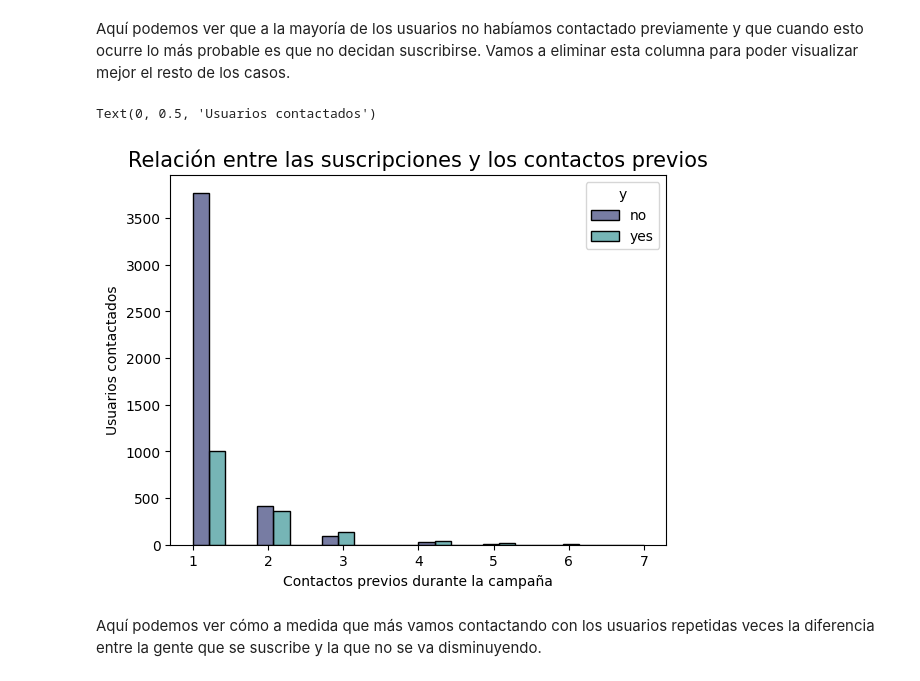
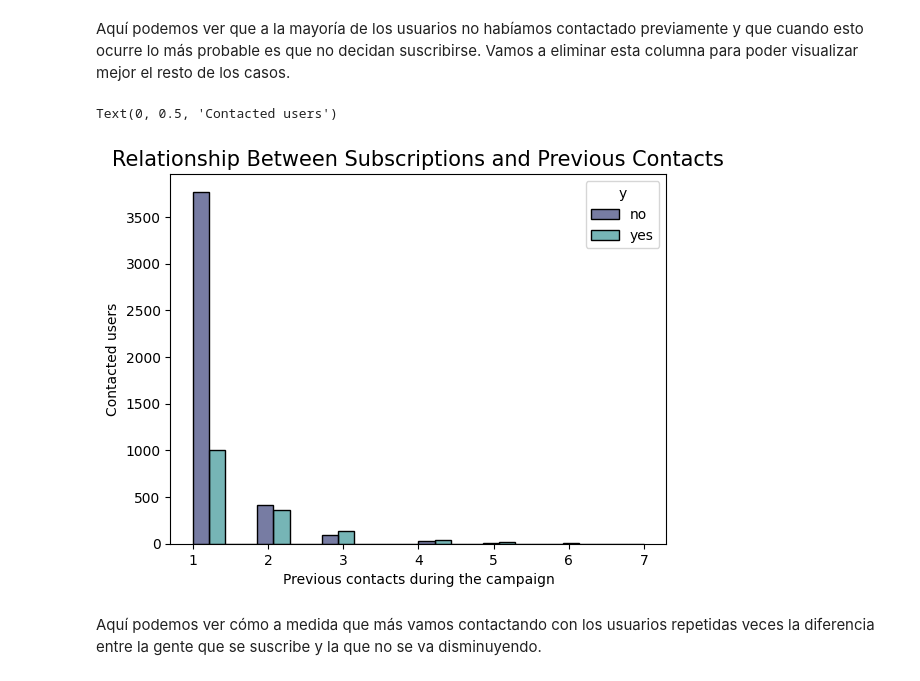
Before and after one commit to CarlEstP/Bank-case-study, a Jupyter notebook: 4. bank-visualizacion.ipynb, the cells around one changed output. Saved outputs shown, nothing was run; the diff lists cells and outputs as text; code cells hidden in the pictures.

```diff
--- a/4. bank-visualizacion.ipynb
+++ b/4. bank-visualizacion.ipynb
@@ -398,15 +431,15 @@ Aquí podemos ver que a la mayoría de los usuarios no habíamos contactado prev
 # %%
 previous=bank[bank['previous'] > 0]
 ax = sns.histplot(previous,x = 'previous',
 									hue = 'y',
 			            multiple = "dodge",
 									palette = {'yes':'#489C9E','no':'#495084'})
-ax.set_title("Relación entre las suscripciones y los contactos previos",fontsize = 15)
-ax.set_xlabel('Contactos previos durante la campaña')
-ax.set_ylabel('Usuarios contactados')
+ax.set_title("Relationship Between Subscriptions and Previous Contacts",fontsize = 15)
+ax.set_xlabel('Previous contacts during the campaign')
+ax.set_ylabel('Contacted users')
 # %% [output]
-Text(0, 0.5, 'Usuarios contactados')
+Text(0, 0.5, 'Contacted users')
-[figure, old version]
+[figure, new version]
 # %% [markdown]
 Aquí podemos ver cómo a medida que más vamos contactando con los usuarios repetidas veces la diferencia entre la gente que se suscribe y la que no se va disminuyendo.
 # %% [markdown]
```
Also changed, not shown: parts of 3 cells of this notebook, 3 other files.
